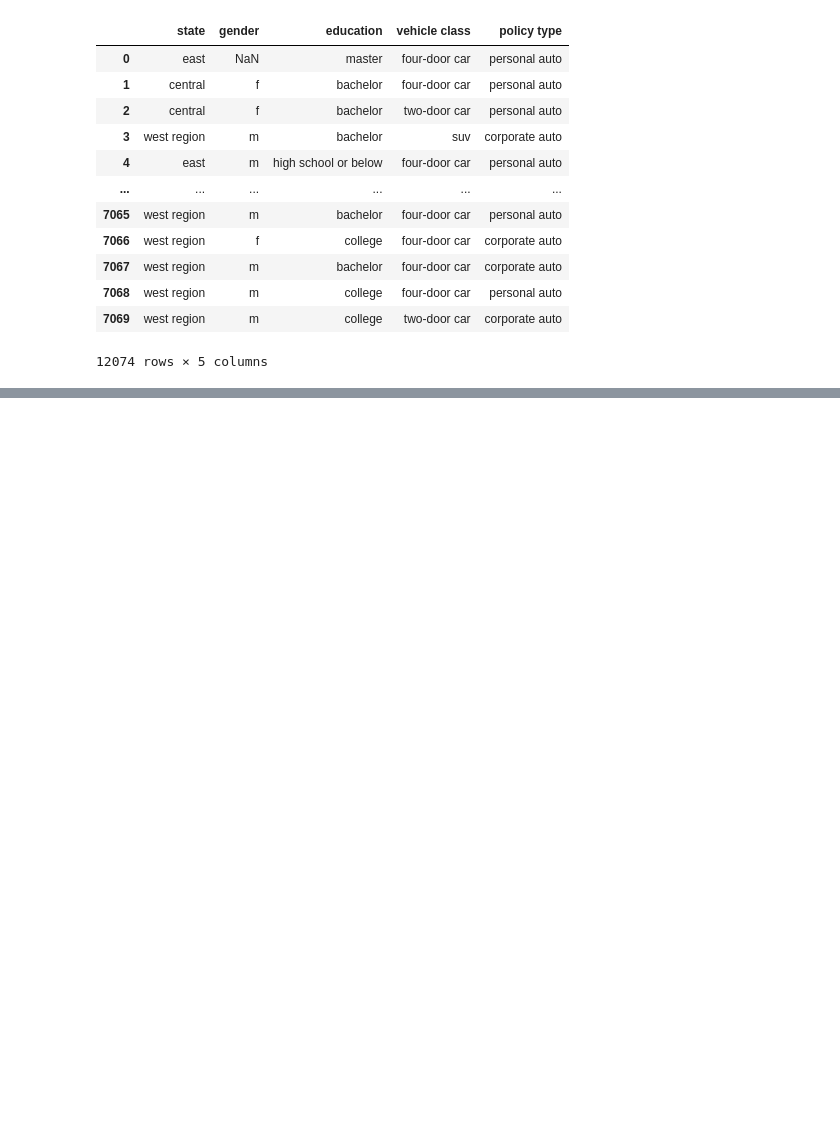
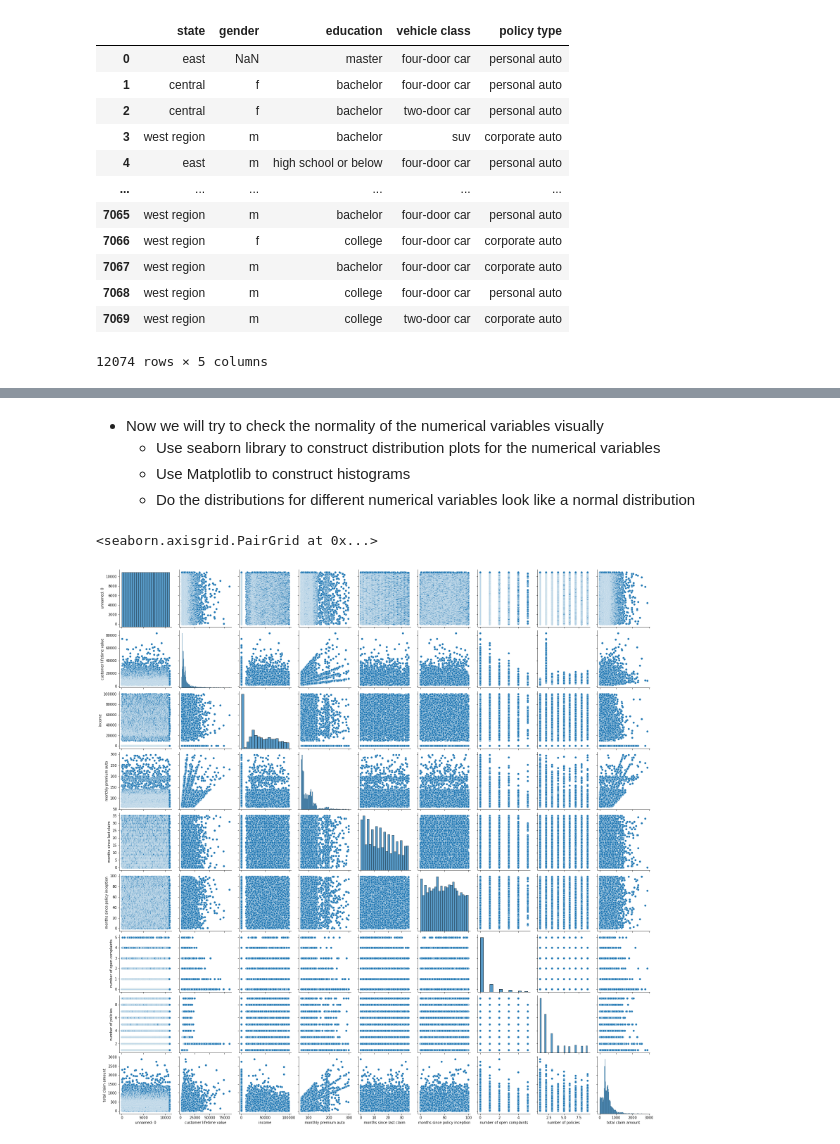
Before and after one commit to ZZN0412/Case_Studies, a Jupyter notebook: Customer_Case_Study.ipynb, the cells around one changed output, grey strips where cells are left out. Cells and saved outputs as stored; diff of their text form; code cells hidden in the pictures; blank space fills up the shorter version.

```diff
--- a/Customer_Case_Study.ipynb
+++ b/Customer_Case_Study.ipynb
@@ -501,0 +541,4 @@ categorical_columns
+# %%
+mark_df['month'] = pd.DatetimeIndex(mark_df['effective to date']).month
+
+#https://stackoverflow.com/questions/25146121/extracting-just-month-and-year-separately-from-pandas-datetime-column
@@ -501,0 +565,4 @@ categorical_columns
+# %%
+mark_df['month'] = mark_df['month'].astype("category")
+# %%
+mark_df['month'].cat.categories = ['January','February']
@@ -501,0 +598,3 @@ categorical_columns
+# %%
+numerical = mark_df.select_dtypes(include = np.number)
+numerical
@@ -501,0 +632,10 @@ categorical_columns
+# %% [markdown]
+- Now we will try to check the normality of the numerical variables visually
+    - Use seaborn library to construct distribution plots for the numerical variables
+    - Use Matplotlib to construct histograms
+    - Do the distributions for different numerical variables look like a normal distribution
+# %%
+sns.pairplot(numerical)
+# %% [output]
+<seaborn.axisgrid.PairGrid at 0x...>
+[figure, added]
```
Also changed, not shown: parts of 14 cells of this notebook.
